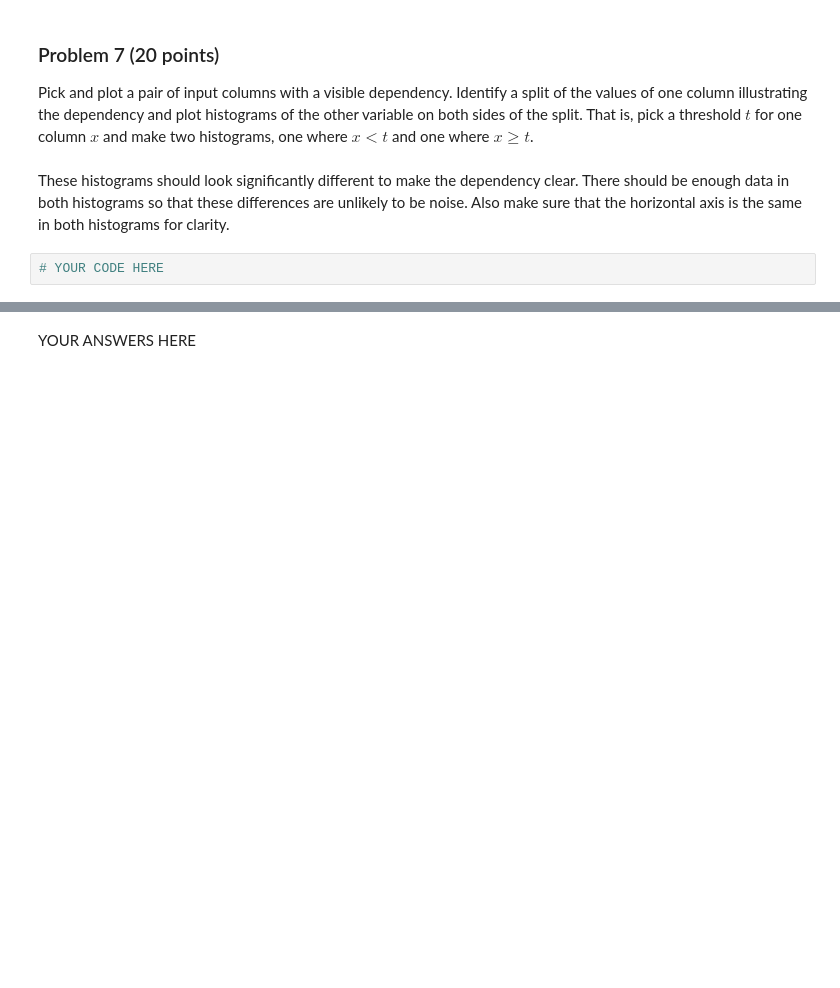
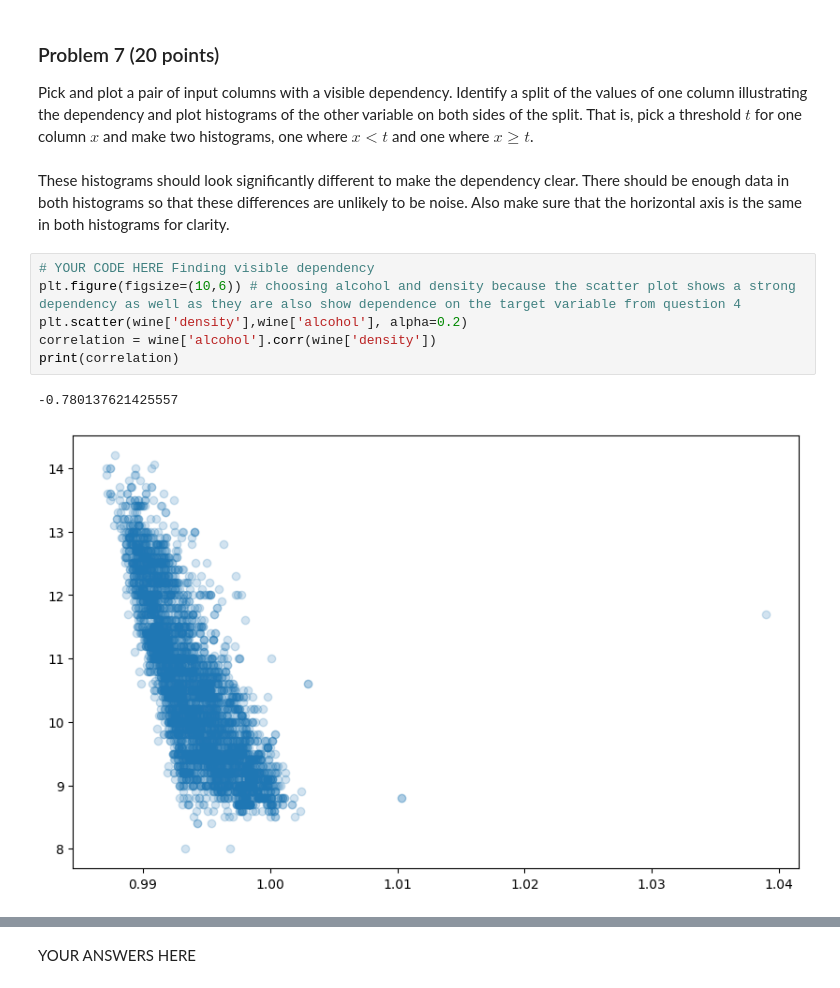
Before and after one commit to brittanygenzmann/dx601-final-project, a Jupyter notebook: project.ipynb, the cells around one changed output, grey strips where cells are left out. Drawn from its saved outputs; the diff is of its cells as text; blank space fills up the shorter version.

```diff
--- a/project.ipynb
+++ b/project.ipynb
@@ -525,5 +525,12 @@ That is, pick a threshold $t$ for one column $x$ and make two histograms, one wh
 These histograms should look significantly different to make the dependency clear.
 There should be enough data in both histograms so that these differences are unlikely to be noise.
 Also make sure that the horizontal axis is the same in both histograms for clarity.
-# %%
-# YOUR CODE HERE
+# %%
+# YOUR CODE HERE Finding visible dependency
+plt.figure(figsize=(10,6)) # choosing alcohol and density because the scatter plot shows a strong dependency as well as they are also show dependence on the target variable from question 4
+plt.scatter(wine['density'],wine['alcohol'], alpha=0.2)
+correlation = wine['alcohol'].corr(wine['density'])
+print(correlation)
+# %% [output]
+-0.780137621425557
+[figure, added]
```
Also changed, not shown: parts of 3 cells of this notebook.
